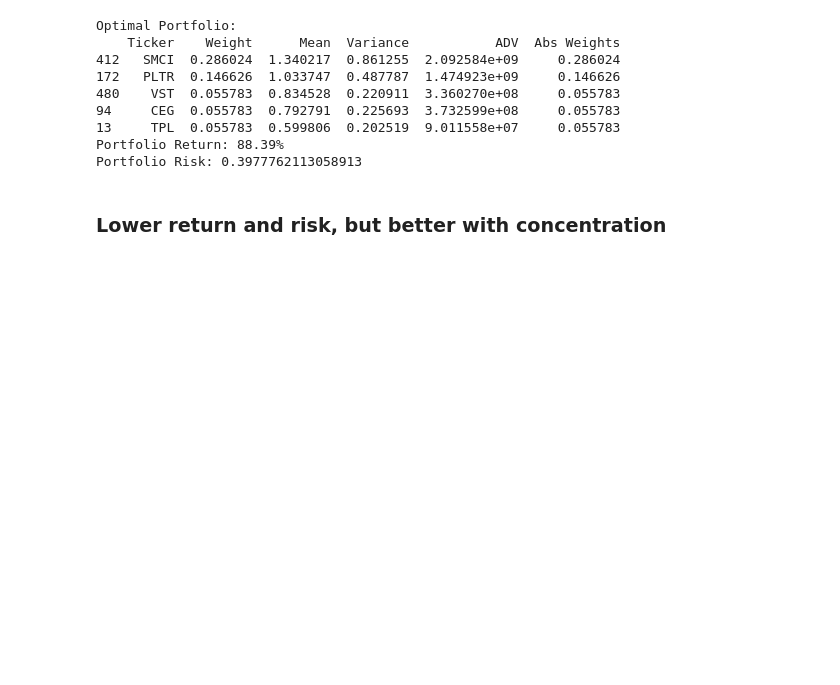
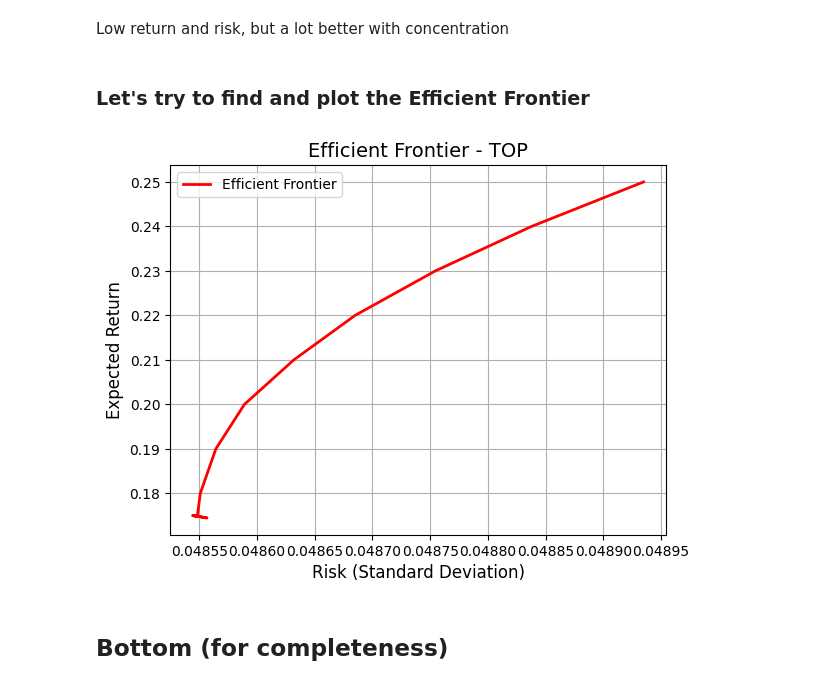
Before and after one commit to chakshugoyal97/equity-optimiser, a Jupyter notebook: workbooks/workbook.ipynb, the cells around one changed output. Saved outputs shown, nothing was run; the diff lists cells and outputs as text; code cells hidden in the pictures; blank space fills up the shorter version.

Commit message:
workbook efficient frontier

```diff
--- a/workbooks/workbook.ipynb
+++ b/workbooks/workbook.ipynb
@@ -94,27 +112,40 @@ optimiser.set_top_k_limit(5, 0.6)
-# %%
-weights, port_return, port_risk = optimiser.optimise_return_given_risk(99)
-# Create results DataFrame
-results_df = pd.DataFrame({
-    'Ticker': tickers,
-    'Weight': weights,
-    'Mean': expected_returns,
-    'Variance': np.diag(covariance_matrix),
-    'ADV': adv,
-    'Abs Weights': np.abs(weights)
-}).sort_values('Abs Weights', ascending=False)
-print("Optimal Portfolio:")
-print(results_df.head(5))  # Show top holdings
-print(f"Portfolio Return: {port_return:.2%}")
-print(f"Portfolio Risk: {port_risk}")
-# %% [output]
-Optimal Portfolio:
-    Ticker    Weight      Mean  Variance           ADV  Abs Weights
-412   SMCI  0.286024  1.340217  0.861255  2.092584e+09     0.286024
-172   PLTR  0.146626  1.033747  0.487787  1.474923e+09     0.146626
-480    VST  0.055783  0.834528  0.220911  3.360270e+08     0.055783
-94     CEG  0.055783  0.792791  0.225693  3.732599e+08     0.055783
-13     TPL  0.055783  0.599806  0.202519  9.011558e+07     0.055783
-Portfolio Return: 88.39%
-Portfolio Risk: 0.3977762113058913
 # %% [markdown]
-### Lower return and risk, but better with concentration
+Low return and risk, but a lot better with concentration
+# %% [markdown]
+### Let's try to find and plot the Efficient Frontier
+# %%
+frontier_returns = np.array([])
+frontier_risk = np.array([])
+frontier_weights = np.array([[]])
+for min_return in np.linspace(0.12,0.25,num=14):
+    try:
+        optimiser = EquityOptimiser(
+            expected_returns=expected_returns,
+            covariance_matrix=covariance_matrix
+        )
+        port_weights, port_return, port_risk = optimiser.optimise_risk_given_return(min_return)
+        # print(f"min_return: {min_return}, risk: {port_risk}, return: {port_return}")
+        frontier_returns = np.append(frontier_returns, port_return)
+        frontier_risk = np.append(frontier_risk, port_risk)
+        frontier_weights = np.append(frontier_weights, port_weights)
+    except Exception as exc:
+        print(f"skipping risk: {risk} because: \n {exc}")
+# %%
+# Plot efficient frontier
+plt.plot(
+    frontier_risk,
+    frontier_returns,
+    color="red",
+    linestyle="-",
+    linewidth=2,
+    label="Efficient Frontier"
+)
+plt.xlabel("Risk (Standard Deviation)", fontsize=12)
+plt.ylabel("Expected Return", fontsize=12)
+plt.title("Efficient Frontier - TOP", fontsize=14)
+plt.legend()
+plt.grid(True)
+# %% [output]
+[figure, added]
+# %% [markdown]
+## Bottom (for completeness)
```
Also changed, not shown: parts of 23 cells of this notebook, 7 other files.
